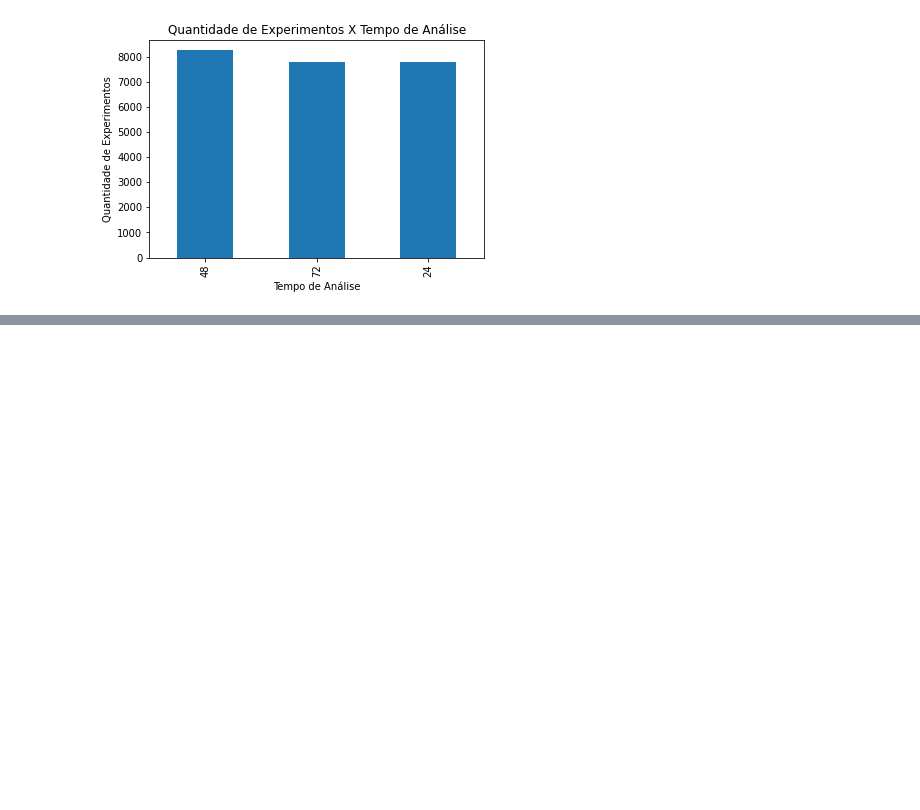
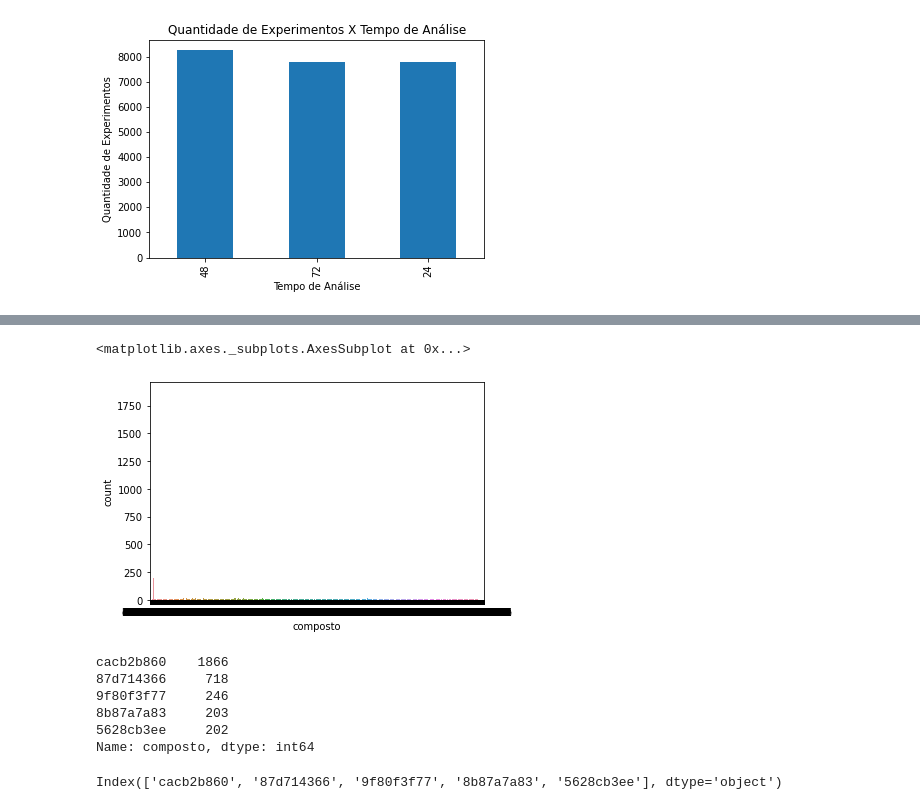
Before and after one commit to isaniolopes/imersao_dados, a Jupyter notebook: Alura.ipynb, the cells around one changed output, grey strips where cells are left out. Cells and saved outputs as stored; diff of their text form; code cells hidden in the pictures; blank space fills up the shorter version.

```diff
--- a/Alura.ipynb
+++ b/Alura.ipynb
@@ -250,0 +280,5 @@ Text(0, 0.5, 'Quantidade de Experimentos')
+# %%
+#alterar o nome da coluna drogas usando o inplace
+mapa = {'droga':'composto'}
+dados.rename(columns=mapa, inplace=True)
+dados.head()
@@ -250,0 +293,25 @@ Text(0, 0.5, 'Quantidade de Experimentos')
+# %%
+#seaborn
+import seaborn as sns
+
+sns.countplot(x = 'composto', data=dados)
+# %% [output]
+<matplotlib.axes._subplots.AxesSubplot at 0x...>
+[figure, added]
+# %%
+#5 drogas com maior frequencia
+compostos = dados['composto'].value_counts()[0:5]
+compostos
+# %% [output]
+cacb2b860    1866
+87d714366     718
+9f80f3f77     246
+8b87a7a83     203
+5628cb3ee     202
+Name: composto, dtype: int64
+# %%
+#pegar somente os nomes dos compostos
+cod_compostos = dados['composto'].value_counts().index[0:5]
+cod_compostos
+# %% [output]
+Index(['cacb2b860', '87d714366', '9f80f3f77', '8b87a7a83', '5628cb3ee'], dtype='object')
```
Also changed, not shown: parts of 31 cells of this notebook.
